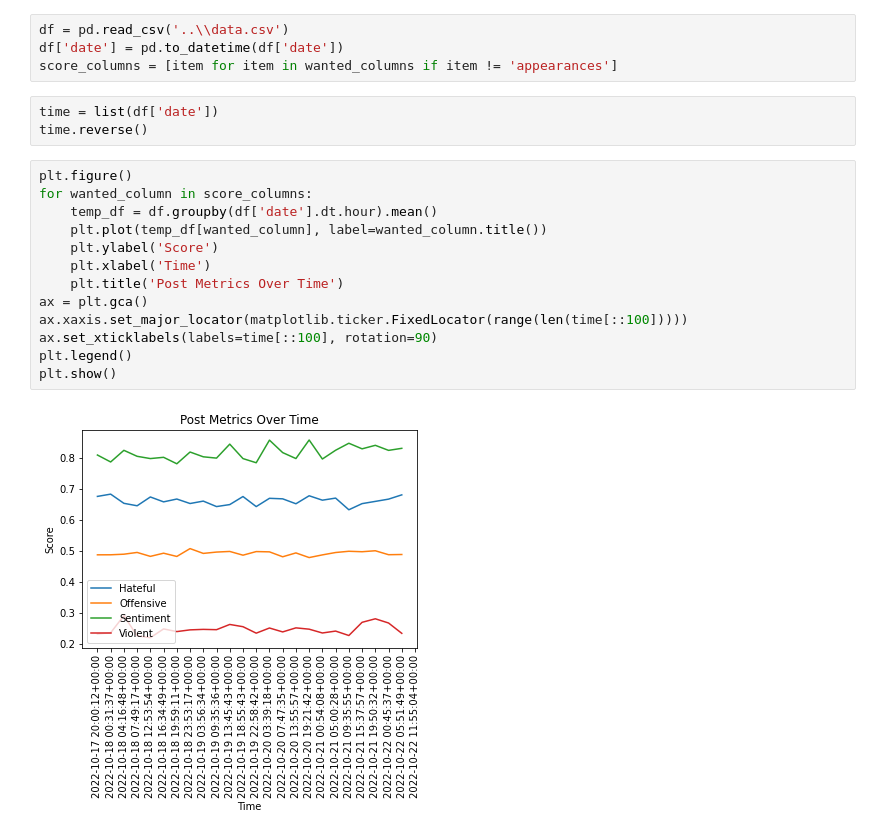
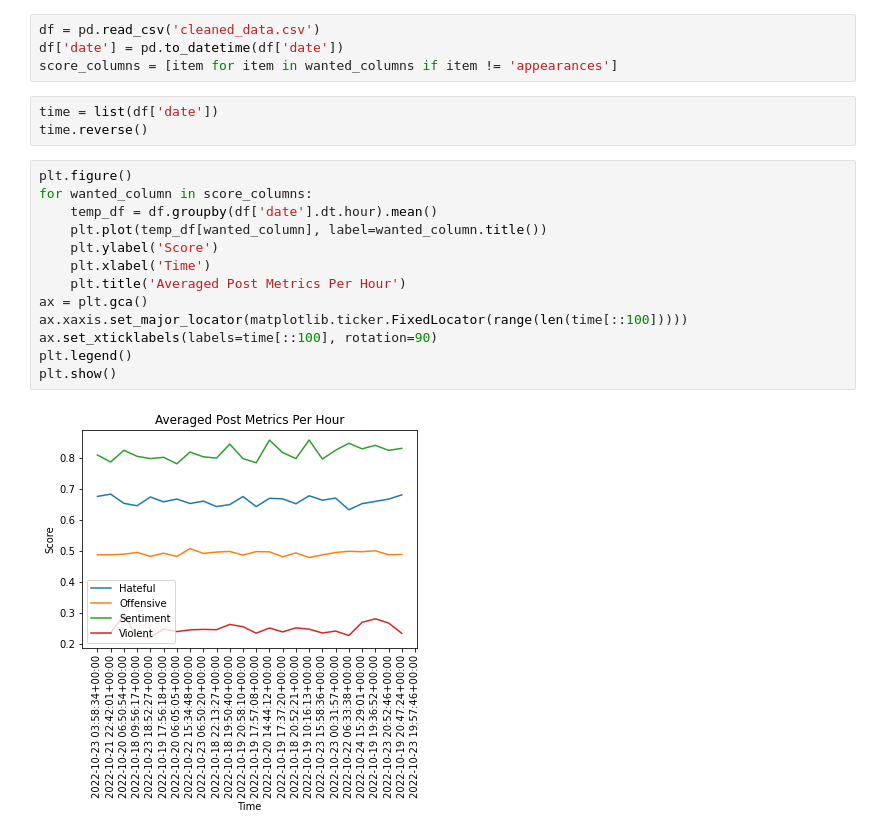
Before and after one commit to NicoACloutier/class-imbalance-Cloutier-Japkowicz-2023, a Jupyter notebook: visualizations.ipynb, the cells around one changed output. Saved outputs shown, nothing was run; the diff lists cells and outputs as text.

Commit message:
add cleaned data

```diff
--- a/visualizations.ipynb
+++ b/visualizations.ipynb
@@ -28,7 +28,7 @@ for wanted_column in wanted_columns:
 [figure]
 [figure]
 # %%
-df = pd.read_csv('..\\data.csv')
+df = pd.read_csv('cleaned_data.csv')
 df['date'] = pd.to_datetime(df['date'])
 score_columns = [item for item in wanted_columns if item != 'appearances']
 # %%
@@ -37,15 +37,15 @@ time.reverse()
 # %%
 plt.figure()
 for wanted_column in score_columns:
     temp_df = df.groupby(df['date'].dt.hour).mean()
     plt.plot(temp_df[wanted_column], label=wanted_column.title())
     plt.ylabel('Score')
     plt.xlabel('Time')
-    plt.title('Post Metrics Over Time')
+    plt.title('Averaged Post Metrics Per Hour')
 ax = plt.gca()
 ax.xaxis.set_major_locator(matplotlib.ticker.FixedLocator(range(len(time[::100]))))
 ax.set_xticklabels(labels=time[::100], rotation=90)
 plt.legend()
 plt.show()
 # %% [output]
-[figure, old version]
+[figure, new version]
```
Also changed, not shown: 2 other files.
